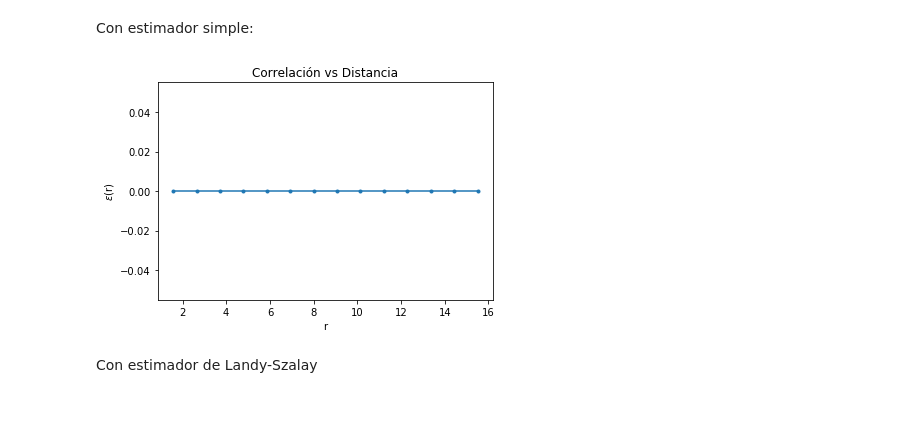
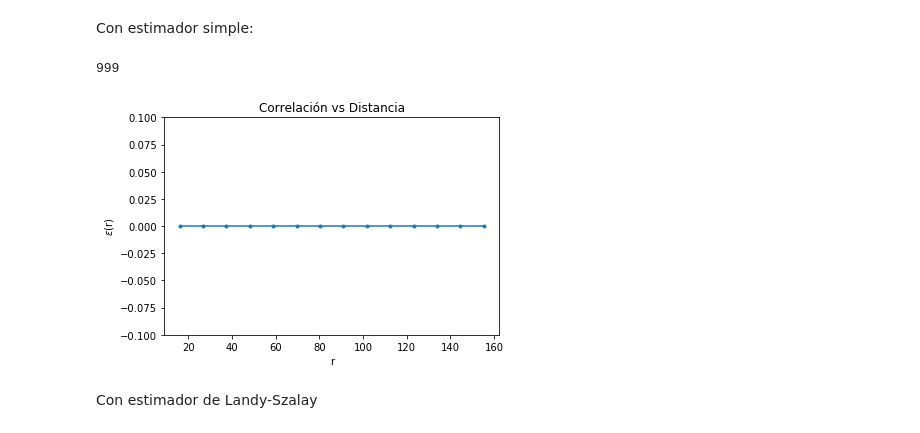
Before and after one commit to DCIDA2019/da2020-GabrielMissael, a Jupyter notebook: Semana13_Casa/correlacion.ipynb, the cells around one changed output. Drawn from its saved outputs; the diff is of its cells as text; code cells hidden in the pictures.

```diff
--- a/Semana13_Casa/correlacion.ipynb
+++ b/Semana13_Casa/correlacion.ipynb
@@ -48,12 +49,12 @@ def n_distancia(puntos1, puntos2):
     dist = []
 
     for i in range(N):
-        dist.append(np.sum(np.square(puntos2 - puntos1[i]), axis = 1)**(1/2))
+        dist.append((np.sum(np.square(puntos2 - puntos1[i]), axis = 1))**(1/2))
 
         print(i)
         clear_output(wait=True)
 
-    return dist
+    return np.array(dist)
 # %% [markdown]
 ## Funciones de correlación
 # %%
@@ -80,8 +81,8 @@ def correlacion(datos, random, l = 1, n_bins = 15):
 
     #creamos correlación
 
-    n_d = mt.factorial(len(datos)) / (2*mt.factorial(len(datos)-2))
-    n_r = mt.factorial(len(random)) / (2*mt.factorial(len(random)-2))
+    n_d = mt.factorial(len(datos)) / (2*(mt.factorial(len(datos)-2)))
+    n_r = mt.factorial(len(random)) / (2*(mt.factorial(len(random)-2)))
 
     e = (n_r*dd)/(n_d*rr) - 1
 
@@ -129,10 +164,13 @@ verCubo(cubo)
 # %% [markdown]
 Con estimador simple:
 # %%
-y = correlacion(cubo, cubo, l = 15, n_bins = 15)
-ver_correlacion(y, l = 15)
+y = correlacion(cubo, cubo, l = 150, n_bins = 15)
 # %% [output]
-[figure, removed]
+999
+# %%
+ver_correlacion(y, l = 150, limit = [-0.1, 0.1])
+# %% [output]
+[figure, added]
 # %% [markdown]
 Con estimador de Landy-Szalay
 # %%
```
Also changed, not shown: parts of 17 cells of this notebook.
